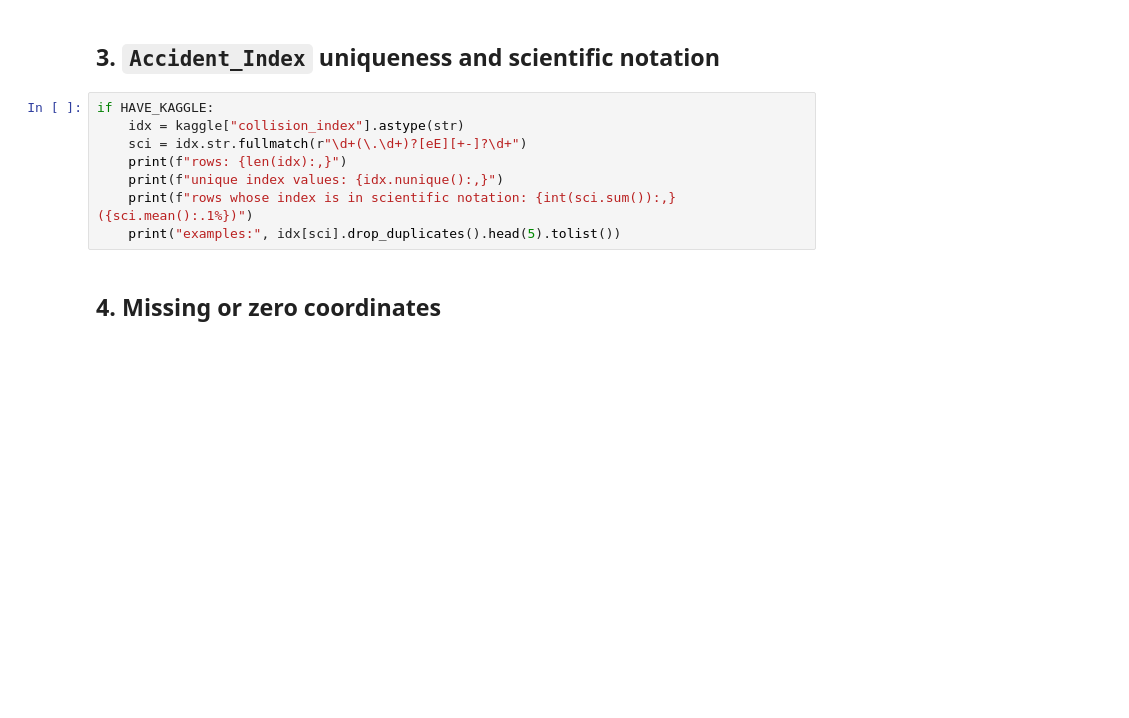
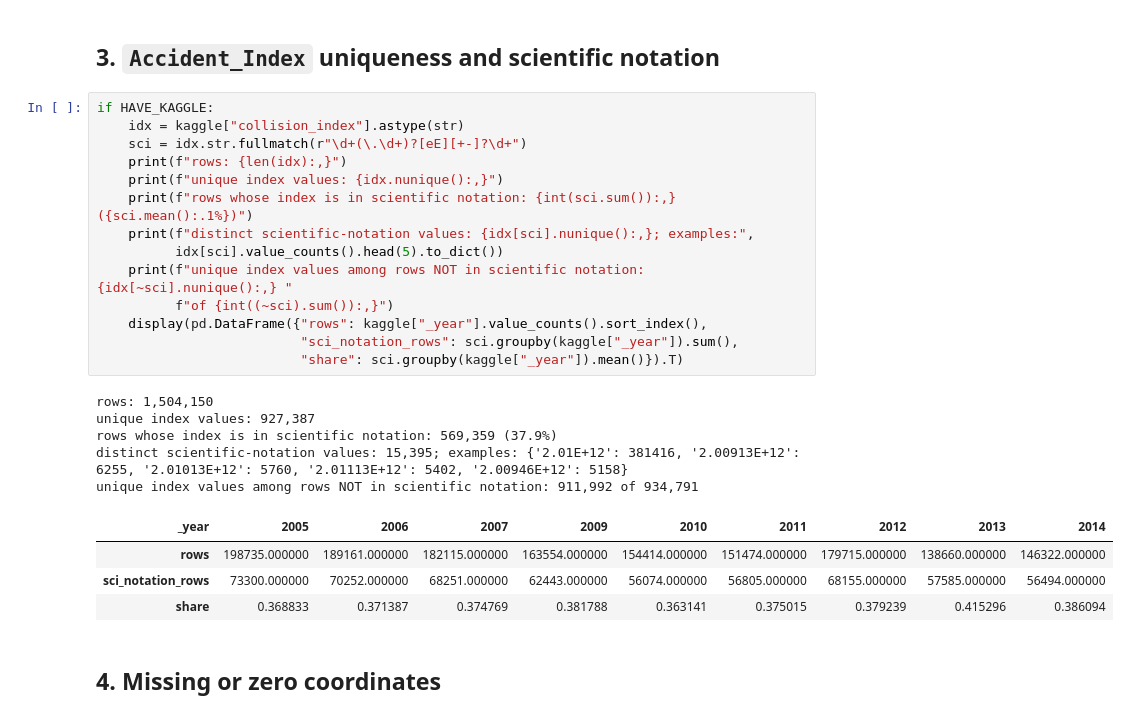
Before and after one commit to maryam843/uk-road-accident-analytics, a Jupyter notebook: notebooks/00_kaggle_data_audit.ipynb, the cells around one changed output. Drawn from its saved outputs; the diff is of its cells as text; blank space fills up the shorter version.

```diff
--- a/notebooks/00_kaggle_data_audit.ipynb
+++ b/notebooks/00_kaggle_data_audit.ipynb
@@ -98,11 +206,27 @@ if HAVE_KAGGLE:
 # %%
 if HAVE_KAGGLE:
     idx = kaggle["collision_index"].astype(str)
     sci = idx.str.fullmatch(r"\d+(\.\d+)?[eE][+-]?\d+")
     print(f"rows: {len(idx):,}")
     print(f"unique index values: {idx.nunique():,}")
     print(f"rows whose index is in scientific notation: {int(sci.sum()):,} ({sci.mean():.1%})")
-    print("examples:", idx[sci].drop_duplicates().head(5).tolist())
+    print(f"distinct scientific-notation values: {idx[sci].nunique():,}; examples:",
+          idx[sci].value_counts().head(5).to_dict())
+    print(f"unique index values among rows NOT in scientific notation: {idx[~sci].nunique():,} "
+          f"of {int((~sci).sum()):,}")
+    display(pd.DataFrame({"rows": kaggle["_year"].value_counts().sort_index(),
+                          "sci_notation_rows": sci.groupby(kaggle["_year"]).sum(),
+                          "share": sci.groupby(kaggle["_year"]).mean()}).T)
+# %% [output]
+rows: 1,504,150
+unique index values: 927,387
+rows whose index is in scientific notation: 569,359 (37.9%)
+distinct scientific-notation values: 15,395; examples: {'2.01E+12': 381416, '2.00913E+12': 6255, '2.01013E+12': 5760, '2.01113E+12': 5402, '2.00946E+12': 5158}
+unique index values among rows NOT in scientific notation: 911,992 of 934,791
+| _year | 2005 | 2006 | 2007 | 2009 | 2010 | 2011 | 2012 | 2013 | 2014 |
+| rows | 198735.000000 | 189161.000000 | 182115.000000 | 163554.000000 | 154414.000000 | 151474.000000 | 179715.000000 | 138660.000000 | 146322.000000 |
+| sci_notation_rows | 73300.000000 | 70252.000000 | 68251.000000 | 62443.000000 | 56074.000000 | 56805.000000 | 68155.000000 | 57585.000000 | 56494.000000 |
+| share | 0.368833 | 0.371387 | 0.374769 | 0.381788 | 0.363141 | 0.375015 | 0.379239 | 0.415296 | 0.386094 |
 # %% [markdown]
 ## 4. Missing or zero coordinates
 # %%
```
Also changed, not shown: parts of 14 cells of this notebook, 5 other files.
